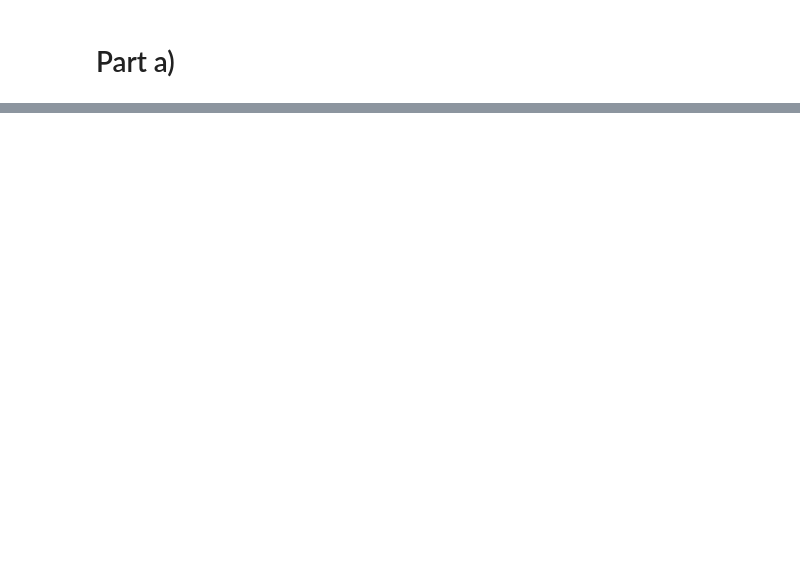
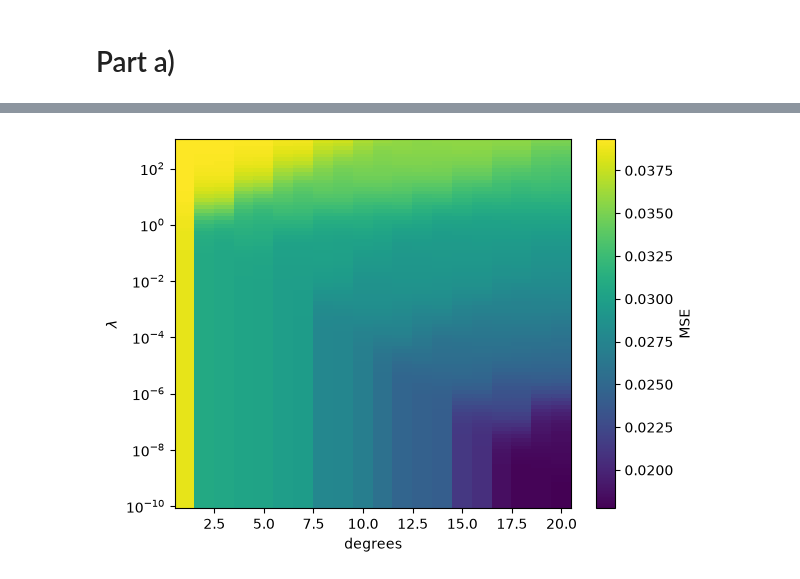
Before and after one commit to art-is-0/FYS-STK4155, a Jupyter notebook: Project1/Project1.ipynb, the cells around one changed output, grey strips where cells are left out. Cells and saved outputs as stored; diff of their text form; code cells hidden in the pictures; blank space fills up the shorter version.

```diff
--- a/Project1/Project1.ipynb
+++ b/Project1/Project1.ipynb
@@ -94,0 +121,26 @@ plt.show()
+# %%
+n_lambdas = 100
+max_deg = 20
+lambdas = np.logspace(-10, 3, n_lambdas)
+degrees = np.linspace(1, 20, max_deg)
+
+X, Y = np.meshgrid(degrees, lambdas, indexing='ij')
+MSE = np.zeros((2, max_deg, n_lambdas))
+
+for d in range(1, max_deg+1):
+    X_train, X_test = create_feature_matrix(x_train, x_test, degree=d)
+    for idx, lam in enumerate(lambdas):
+        theta_train = closed_form(X_train, y_train, lam=lam)
+
+        Y_train = X_train @ theta_train
+        Y_test = X_test @ theta_train
+        MSE[:, d-1, idx] = [MSE_score(y_train, Y_train), MSE_score(y_test, Y_test)]
+# %%
+plt.yscale('log')
+plt.pcolor(X, Y, MSE[0], shading='auto')
+plt.colorbar(label="MSE")
+plt.xlabel('degrees')
+plt.ylabel(r'$\lambda$')
+plt.show()
+# %% [output]
+[figure, added]
```
Also changed, not shown: parts of 6 cells of this notebook.
